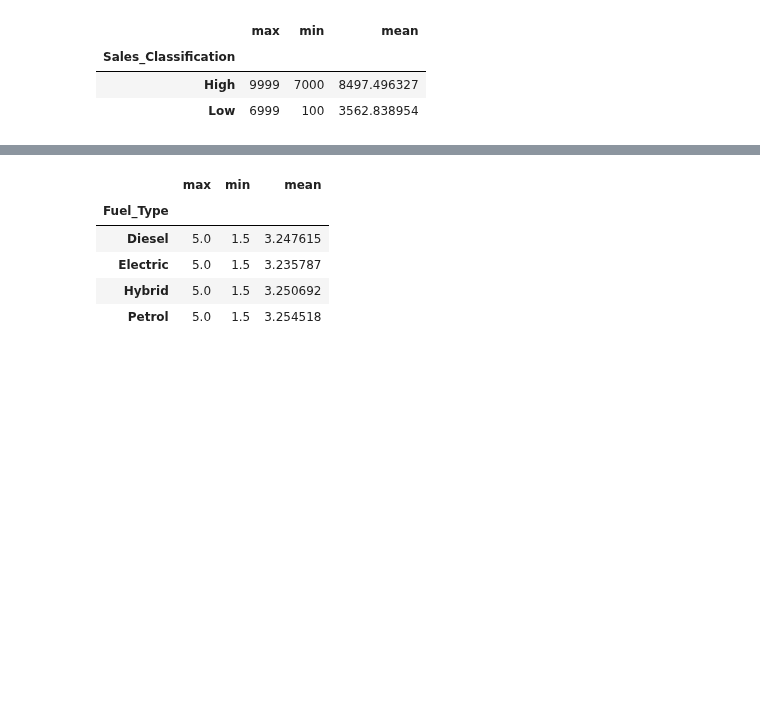
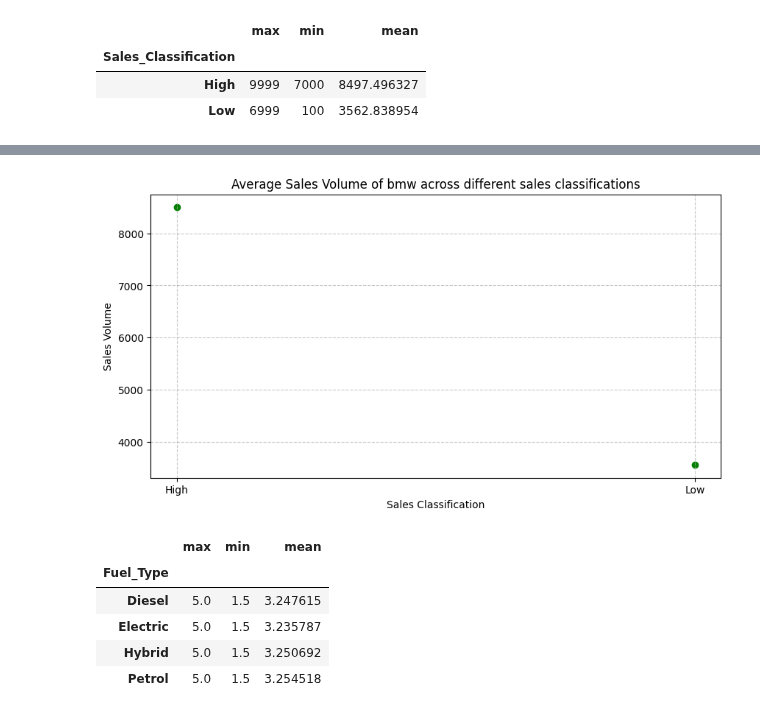
Before and after one commit to subashveda2-lgtm/Data-Science-and-analysis, a Jupyter notebook: project1.ipynb, the cells around one changed output, grey strips where cells are left out. Saved outputs shown, nothing was run; the diff lists cells and outputs as text; code cells hidden in the pictures; blank space fills up the shorter version.

```diff
--- a/project1.ipynb
+++ b/project1.ipynb
@@ -711,3 +732,14 @@ Sales_Classification
+# %%
+Sales_Classification = bmw.groupby("Sales_Classification")["Sales_Volume"].mean()
+plt.figure(figsize=(10,5))
+plt.scatter(Sales_Classification.index, Sales_Classification.values, color="green", marker="o")
+plt.title("Average Sales Volume of bmw across different sales classifications")
+plt.xlabel("Sales Classification")
+plt.ylabel("Sales Volume")
+plt.grid(True, linestyle="--", alpha=0.7)
+plt.show()
+# %% [output]
+[figure, added]
 # %%
 Fuel_type = bmw.groupby("Fuel_Type")["Engine_Size_L"].agg(["max", "min", "mean"])
 Fuel_type
```
Also changed, not shown: parts of 3 cells of this notebook.
